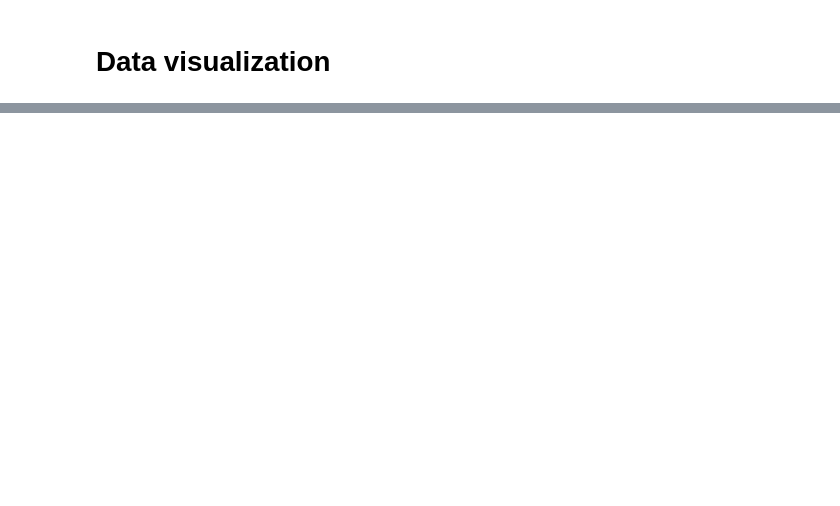
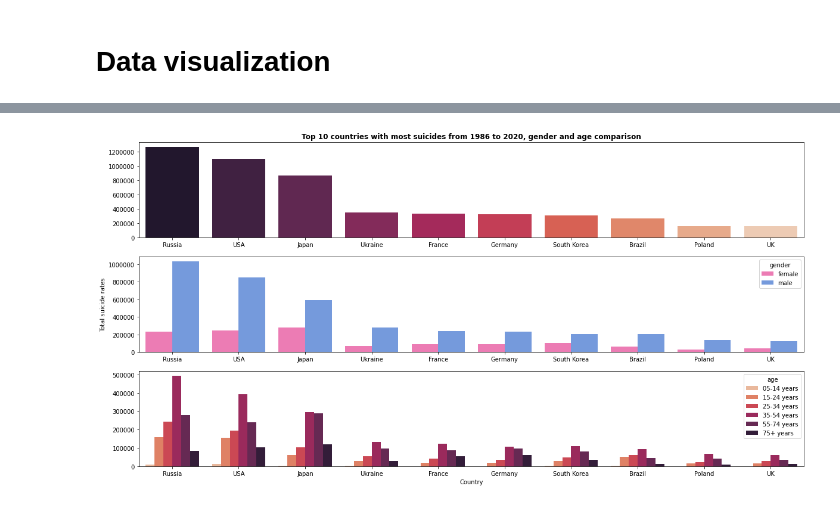
Before and after one commit to marcocolognesi/programming_class_final_project, a Jupyter notebook: final_project.ipynb, the cells around one changed output, grey strips where cells are left out. Drawn from its saved outputs; the diff is of its cells as text; code cells hidden in the pictures; blank space fills up the shorter version.

```diff
--- a/final_project.ipynb
+++ b/final_project.ipynb
@@ -1025,0 +1050,36 @@ suicide_df = prova_df
+# %%
+country_groupby_suicidesum = suicide_df.groupby('country').suicides_no.sum()
+countries = country_groupby_suicidesum.sort_values(ascending=False)[0:10].index
+suicide_rates = country_groupby_suicidesum.sort_values(ascending=False)[0:10].values
+labels = ['Russia', 'USA', 'Japan', 'Ukraine', 'France', 'Germany', 'South Korea', 'Brazil', 'Poland', 'UK']
+
+state_list = ['Russian Federation', 'United States of America', 'Japan', 'Ukraine', 'France','Germany','Republic of Korea','Brazil', 'Poland', 'United Kingdom']
+top_10_countries_most_suicides_df = suicide_df.query('country in @state_list')
+top_10_countries_gender_groupby_sumrates = top_10_countries_most_suicides_df.groupby(['country','gender']).suicides_no.sum()
+top_10_countries_gender_groupby_sumrates_sorted = top_10_countries_gender_groupby_sumrates.reset_index().set_index('country').loc[state_list]
+top_10_countries_age_groupby_sumrates = top_10_countries_most_suicides_df.groupby(['country','age']).suicides_no.sum()
+top_10_countries_age_groupby_sumrates_sorted = top_10_countries_age_groupby_sumrates.reset_index().set_index('country').loc[state_list]
+
+
+f, ax = plt.subplots(3,1,figsize=(20, 10))
+sns.barplot(x= countries, y= suicide_rates, palette = "rocket", ax=ax[0])
+ax[0].set_title('Top 10 countries with most suicides from 1986 to 2020, gender and age comparison', weight='bold')
+ax[0].ticklabel_format(axis = 'y', style = 'plain')
+ax[0].set_ylabel('')
+ax[0].set_xlabel('')
+ax[0].set_xticklabels(labels)
+#######
+sns.barplot(x= top_10_countries_gender_groupby_sumrates_sorted.index, y= 'suicides_no', hue='gender', data= top_10_countries_gender_groupby_sumrates_sorted, palette=('hotpink','cornflowerblue'), ax=ax[1])
+ax[1].ticklabel_format(axis = 'y', style = 'plain')
+ax[1].set_ylabel('Total suicide rates')
+ax[1].set_xlabel('')
+ax[1].set_xticklabels(labels)
+#######
+sns.barplot(x= top_10_countries_age_groupby_sumrates_sorted.index, y= 'suicides_no', hue='age', data= top_10_countries_age_groupby_sumrates_sorted, palette='rocket_r', ax=ax[2])
+ax[2].set_ylabel('')
+ax[2].set_xlabel('Country')
+ax[2].set_xticklabels(labels)
+
+plt.show()
+# %% [output]
+[figure, added]
```
Also changed, not shown: parts of 8 cells of this notebook.
